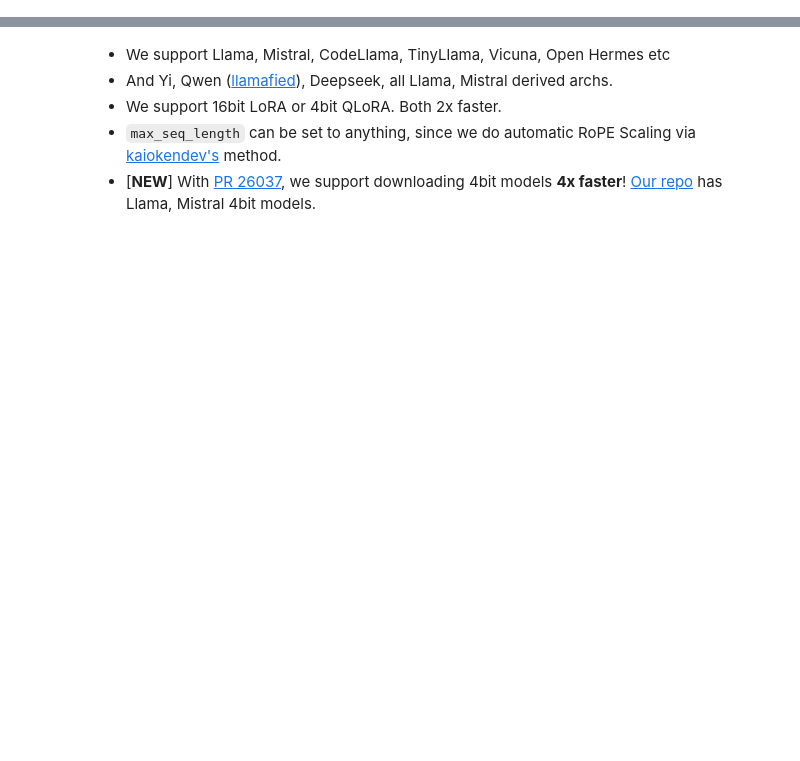
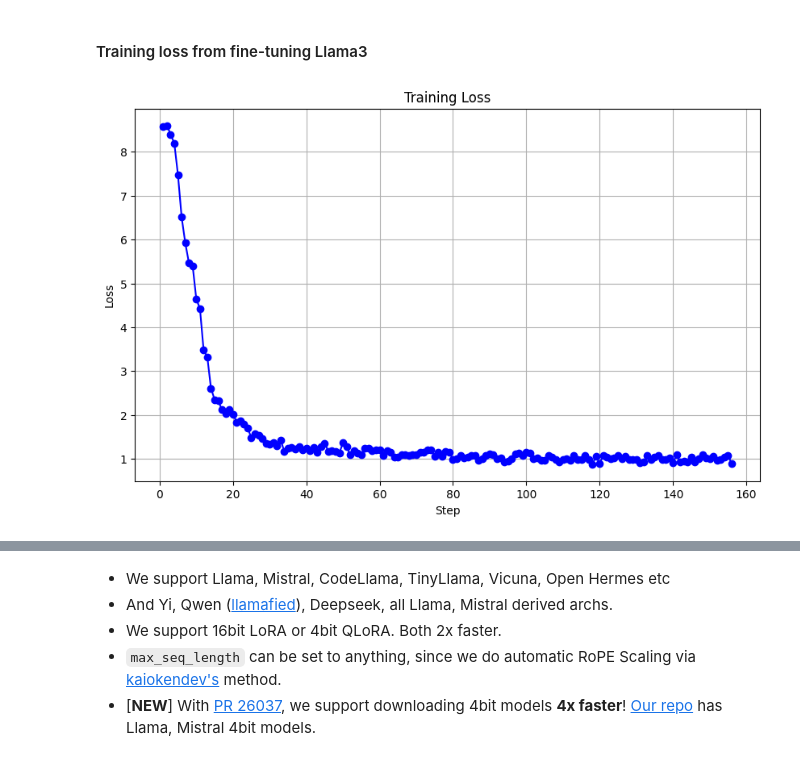
Before and after one commit to RealmX1/LLM-FineTuning-Confidence-Encoding-MSML641FinalProject, a Jupyter notebook: s4_unsloth_fine_tuning.ipynb, the cells around one changed output, grey strips where cells are left out. Drawn from its saved outputs; the diff is of its cells as text; code cells hidden in the pictures; blank space fills up the shorter version.

```diff
--- a/Alpaca_+_Llama_3_8b_full_example.ipynb
+++ b/s4_unsloth_fine_tuning.ipynb
@@ -1,3 +1,45 @@
+# %% [markdown]
+#### Training loss from fine-tuning Llama3
+# %%
+import pandas as pd
+import matplotlib.pyplot as plt
+
+# Data
+data = {
+    'Step': list(range(1, 157)),
+    'Training Loss': [
+        8.5665, 8.5987, 8.3984, 8.1957, 7.4755, 6.5084, 5.9222, 5.4608, 5.4027, 4.6458,
+        4.4254, 3.4782, 3.3279, 2.6102, 2.3506, 2.3196, 2.1189, 2.0249, 2.1211, 2.0225,
+        1.8366, 1.8758, 1.7985, 1.7089, 1.4825, 1.5779, 1.5368, 1.4654, 1.351, 1.341,
+        1.3625, 1.2996, 1.4329, 1.1702, 1.2415, 1.2667, 1.2268, 1.2841, 1.2087, 1.25,
+        1.1953, 1.2624, 1.1454, 1.2845, 1.3616, 1.1747, 1.1948, 1.1621, 1.1302, 1.3656,
+        1.2763, 1.0863, 1.1856, 1.1372, 1.1007, 1.2399, 1.2421, 1.1947, 1.1964, 1.2123,
+        1.0744, 1.1879, 1.1504, 1.0449, 1.0438, 1.0967, 1.0975, 1.075, 1.0943, 1.1031,
+        1.1589, 1.1439, 1.2143, 1.2114, 1.0628, 1.1497, 1.0561, 1.1684, 1.1433, 0.9888,
+        1.0005, 1.0818, 1.0234, 1.0347, 1.0741, 1.0846, 0.966, 1.0029, 1.0741, 1.1114,
+        1.099, 0.9994, 1.025, 0.9326, 0.9508, 0.9983, 1.1157, 1.1237, 1.0817, 1.1426,
+        1.1329, 1.008, 1.0245, 0.9639, 0.964, 1.0773, 1.0424, 0.994, 0.9253, 0.9841,
+        1.0065, 0.9636, 1.0815, 0.9879, 0.9857, 1.0784, 0.9871, 0.8798, 1.0498, 0.901,
+        1.0808, 1.0311, 1.0024, 1.0294, 1.0774, 0.9943, 1.0554, 0.9816, 0.9877, 0.9888,
+        0.9149, 0.9355, 1.0719, 0.9798, 1.035, 1.0851, 0.9907, 0.9861, 1.0154, 0.9056,
+        1.0968, 0.925, 0.9405, 0.9262, 1.0376, 0.9268, 0.9956, 1.1035, 1.0173, 0.9961,
+        1.0671, 0.9605, 0.9798, 1.0329, 1.0738, 0.8953
+    ]
+}
+
+# Creating a DataFrame
+df = pd.DataFrame(data)
+
+# Plotting
+plt.figure(figsize=(10, 6))
+plt.plot(df['Step'], df['Training Loss'], marker='o', linestyle='-', color='b')
+plt.title('Training Loss')
+plt.xlabel('Step')
+plt.ylabel('Loss')
+plt.grid()
+plt.show()
+# %% [output]
+[figure, added]
 # %% [markdown]
 To run this, press "*Runtime*" and press "*Run all*" on a **free** Tesla T4 Google Colab instance!
 <div class="align-center">
```
Also changed, not shown: parts of 2 cells of this notebook, 9 other files.
